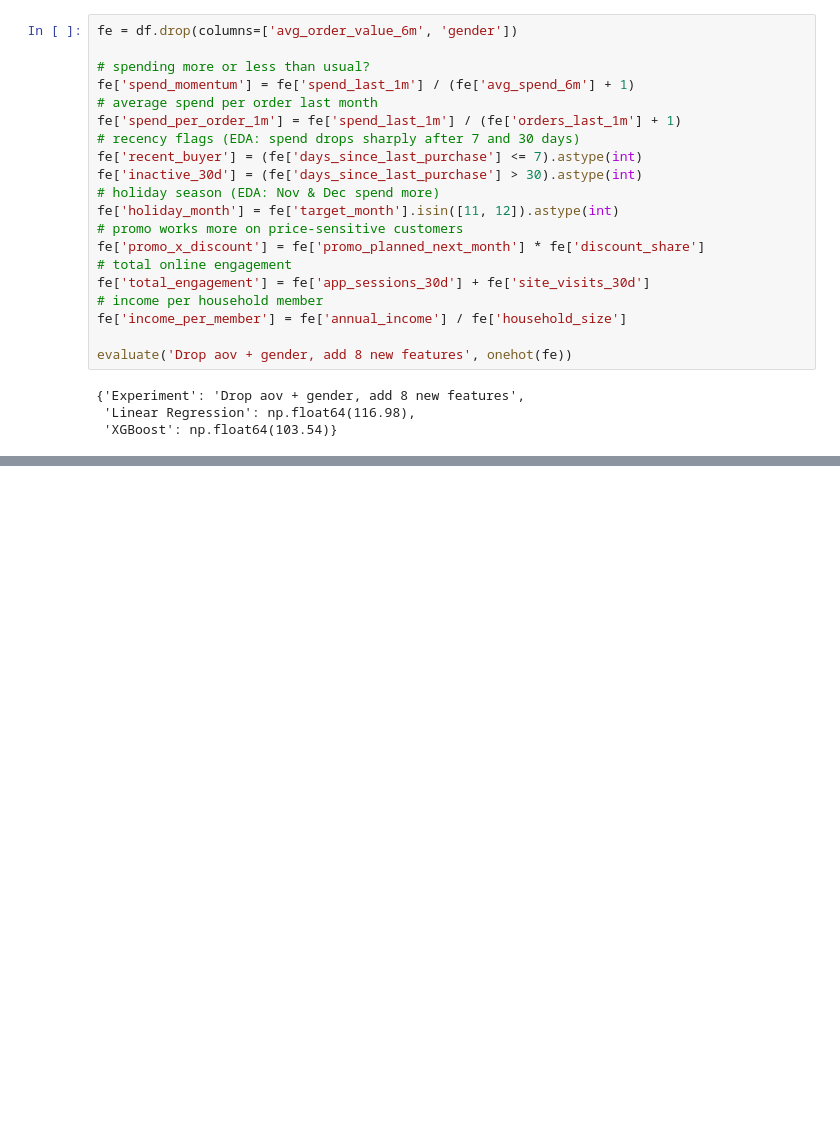
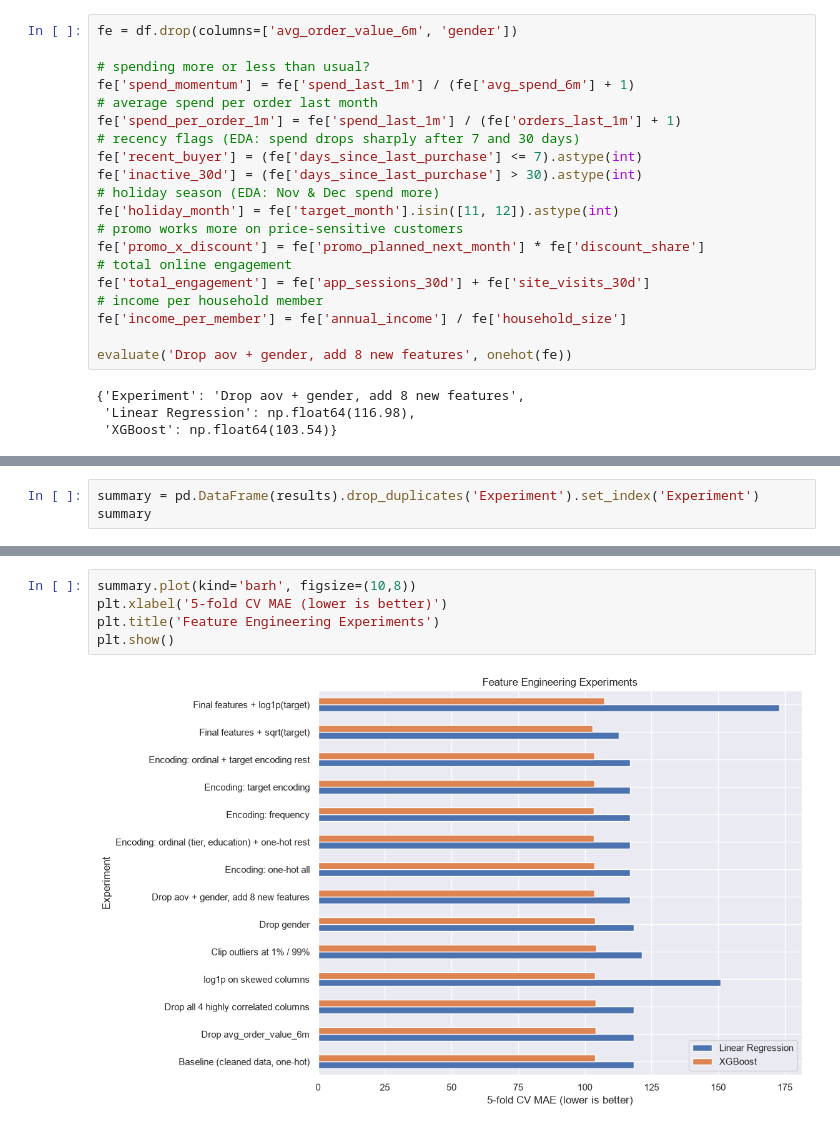
Before and after one commit to arkadeycns/cosmo, a Jupyter notebook: 03_feature_engineering.ipynb, the cells around one changed output, grey strips where cells are left out. Drawn from its saved outputs; the diff is of its cells as text; blank space fills up the shorter version.

```diff
--- a/03_feature_engineering.ipynb
+++ b/03_feature_engineering.ipynb
@@ -236,0 +308,3 @@ evaluate('Drop aov + gender, add 8 new features', onehot(fe))
+# %%
+summary = pd.DataFrame(results).drop_duplicates('Experiment').set_index('Experiment')
+summary
@@ -236,0 +328,7 @@ evaluate('Drop aov + gender, add 8 new features', onehot(fe))
+# %%
+summary.plot(kind='barh', figsize=(10,8))
+plt.xlabel('5-fold CV MAE (lower is better)')
+plt.title('Feature Engineering Experiments')
+plt.show()
+# %% [output]
+[figure, added]
```
Also changed, not shown: parts of 11 cells of this notebook, 1 other file.
